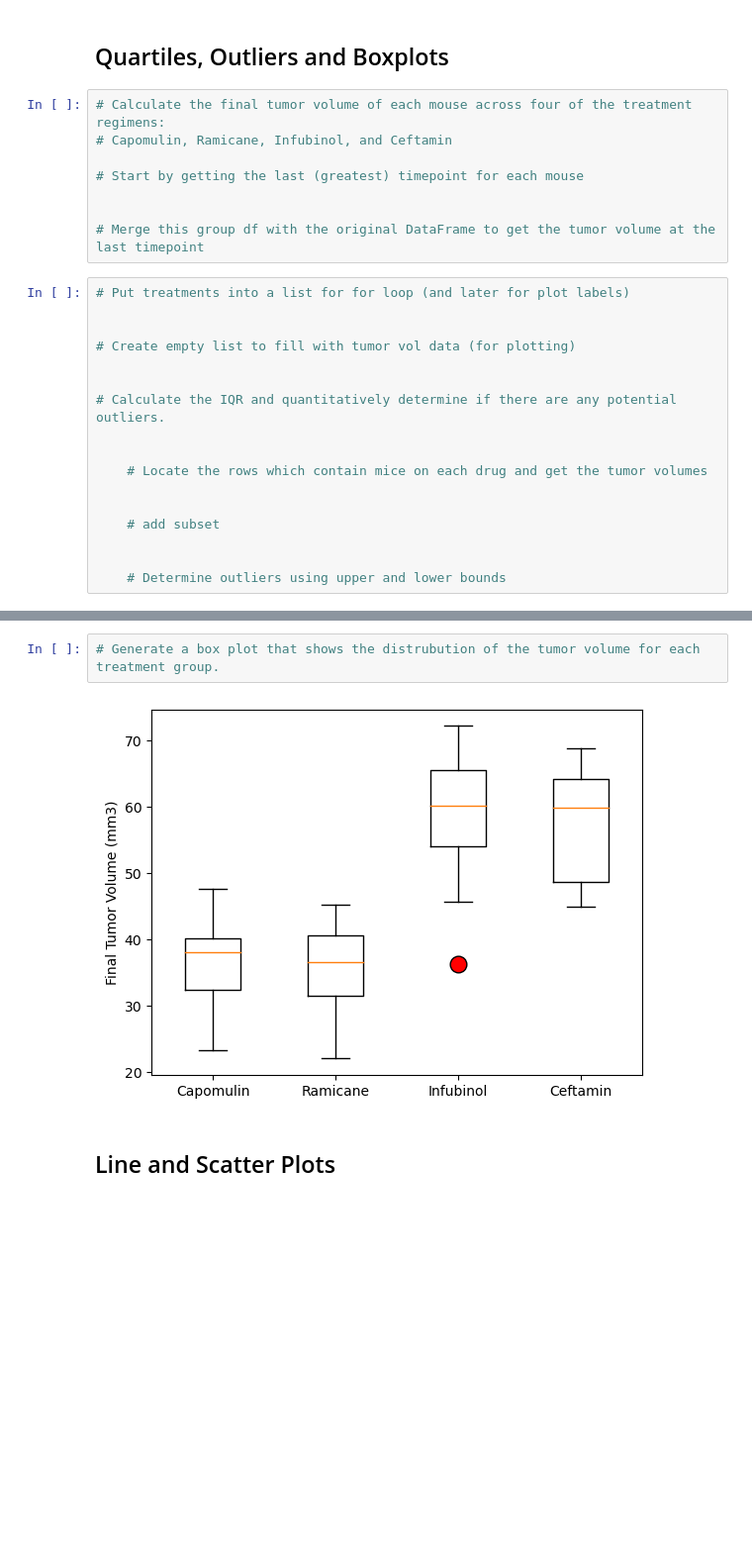
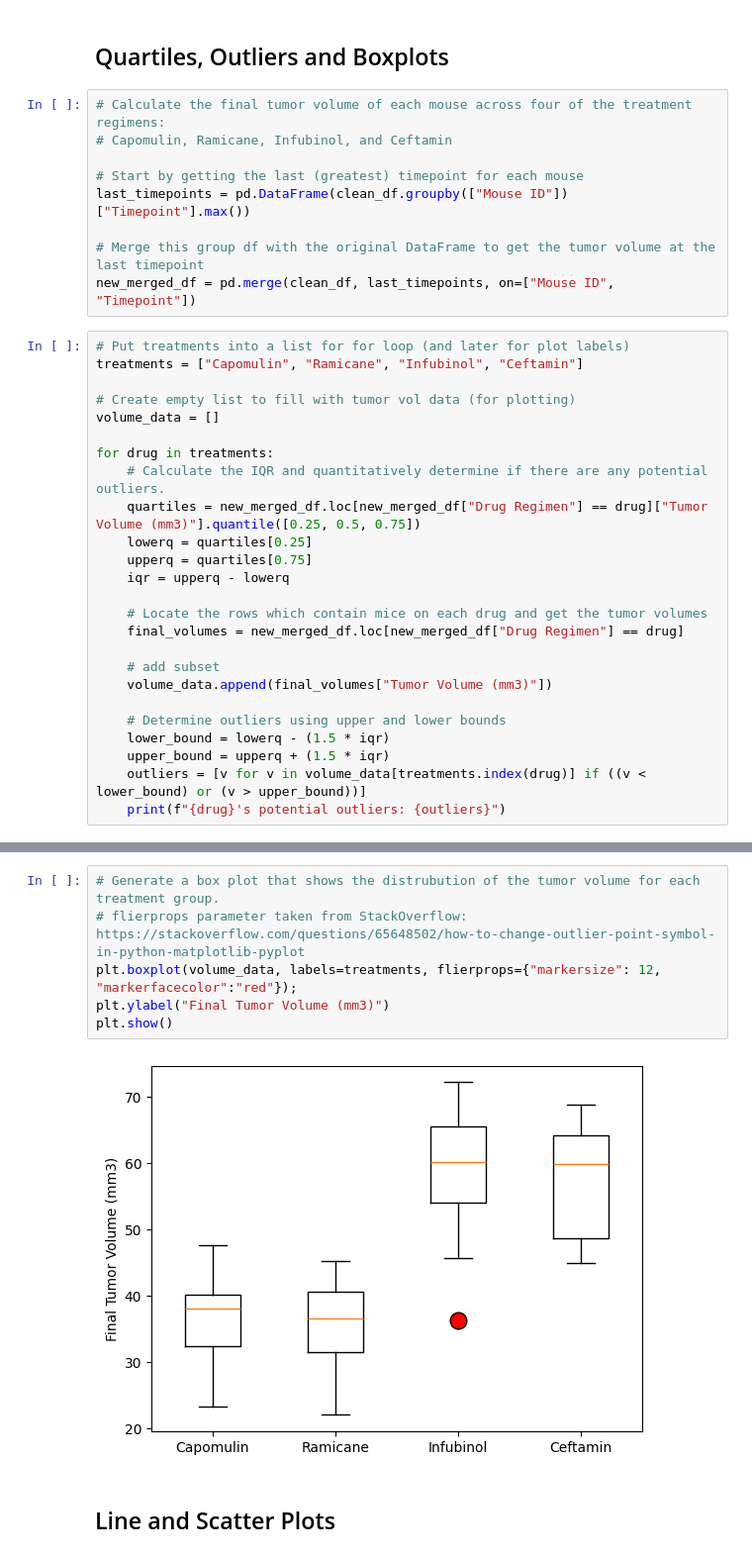
Before and after one commit to mdg1317/matplotlib-challenge, a Jupyter notebook: pymaceuticals_starter.ipynb, the cells around one changed output, grey strips where cells are left out. Shown at 99% size. Cells and saved outputs as stored; diff of their text form; blank space fills up the shorter version.

Commit message:
Finished "Quartiles, Outliers, and Boxplots"

```diff
--- a/pymaceuticals_starter.ipynb
+++ b/pymaceuticals_starter.ipynb
@@ -152,24 +152,33 @@ plt.show()
 # Capomulin, Ramicane, Infubinol, and Ceftamin
 
 # Start by getting the last (greatest) timepoint for each mouse
-
+last_timepoints = pd.DataFrame(clean_df.groupby(["Mouse ID"])["Timepoint"].max())
 
 # Merge this group df with the original DataFrame to get the tumor volume at the last timepoint
+new_merged_df = pd.merge(clean_df, last_timepoints, on=["Mouse ID", "Timepoint"])
 # %%
 # Put treatments into a list for for loop (and later for plot labels)
-
+treatments = ["Capomulin", "Ramicane", "Infubinol", "Ceftamin"]
 
 # Create empty list to fill with tumor vol data (for plotting)
+volume_data = []
 
-
-# Calculate the IQR and quantitatively determine if there are any potential outliers.
-
+for drug in treatments:
+    # Calculate the IQR and quantitatively determine if there are any potential outliers.
+    quartiles = new_merged_df.loc[new_merged_df["Drug Regimen"] == drug]["Tumor Volume (mm3)"].quantile([0.25, 0.5, 0.75])
+    lowerq = quartiles[0.25]
+    upperq = quartiles[0.75]
+    iqr = upperq - lowerq
 
     # Locate the rows which contain mice on each drug and get the tumor volumes
-
+    final_volumes = new_merged_df.loc[new_merged_df["Drug Regimen"] == drug]
 
     # add subset
-
+    volume_data.append(final_volumes["Tumor Volume (mm3)"])
 
     # Determine outliers using upper and lower bounds
+    lower_bound = lowerq - (1.5 * iqr)
+    upper_bound = upperq + (1.5 * iqr)
+    outliers = [v for v in volume_data[treatments.index(drug)] if ((v < lower_bound) or (v > upper_bound))]
+    print(f"{drug}'s potential outliers: {outliers}")
 # %% [output]
@@ -181,7 +189,11 @@ Ceftamin's potential outliers: Series([], Name: Tumor Volume (mm3), dtype: float
 # %%
 # Generate a box plot that shows the distrubution of the tumor volume for each treatment group.
+# flierprops parameter taken from StackOverflow: https://stackoverflow.com/questions/65648502/how-to-change-outlier-point-symbol-in-python-matplotlib-pyplot
+plt.boxplot(volume_data, labels=treatments, flierprops={"markersize": 12, "markerfacecolor":"red"});
+plt.ylabel("Final Tumor Volume (mm3)")
+plt.show()
 # %% [output]
-[figure, old version]
+[figure, new version]
 # %% [markdown]
 ## Line and Scatter Plots
 # %%
```
Also changed, not shown: parts of 1 cell of this notebook.
